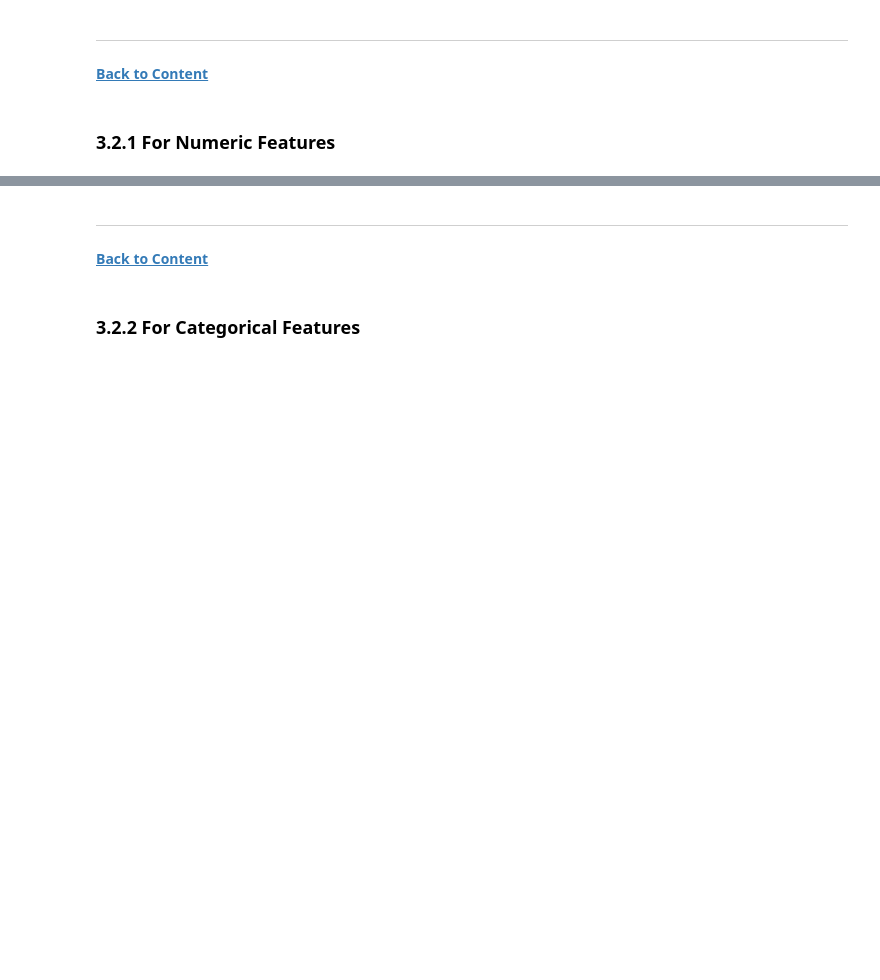
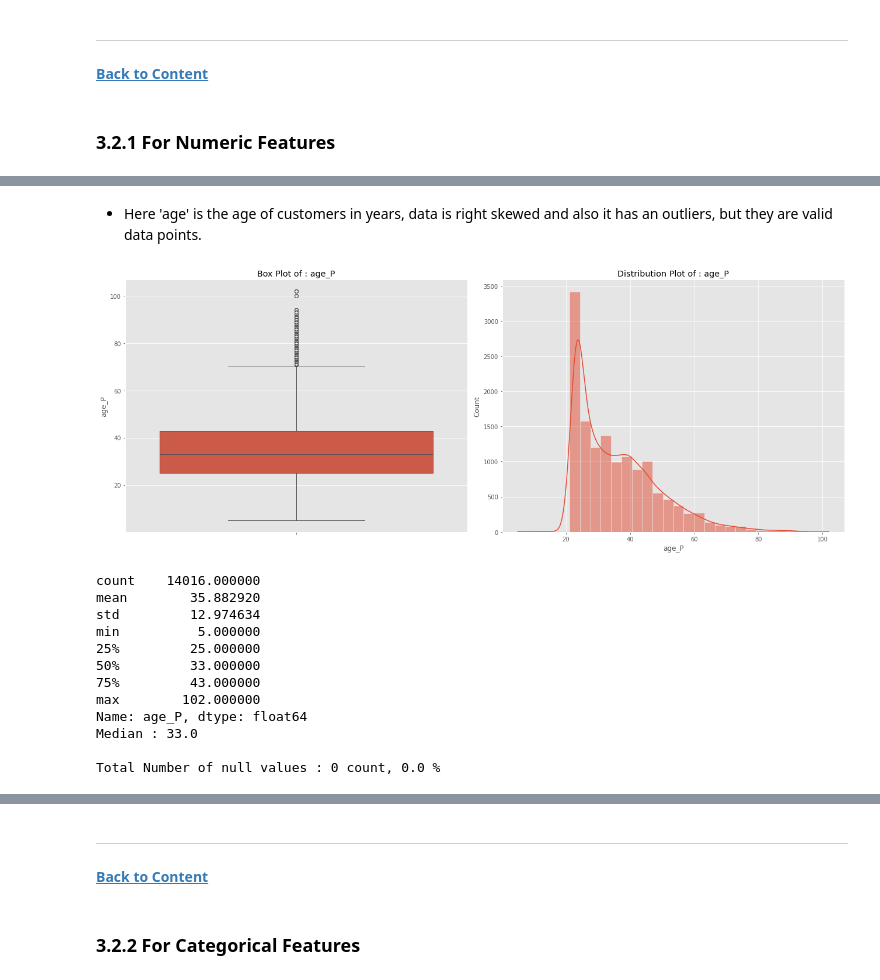
Before and after one commit to chetan5373/DAV-6150, a Jupyter notebook: M7_Assignment/C_Devarshi_M7_assn.ipynb, the cells around one changed output, grey strips where cells are left out. Drawn from its saved outputs; the diff is of its cells as text; code cells hidden in the pictures; blank space fills up the shorter version.

```diff
--- a/M7_Assignment/C_Devarshi_M7_assn.ipynb
+++ b/M7_Assignment/C_Devarshi_M7_assn.ipynb
@@ -290,0 +421,18 @@ df.ID.duplicated().sum()
+# %% [markdown]
+- Here 'age' is the age of customers in years, data is right skewed and also it has an outliers, but they are valid data points.
+# %%
+box_dist_plot(df,'age_P')
+# %% [output]
+[figure, added]
+count    14016.000000
+mean        35.882920
+std         12.974634
+min          5.000000
+25%         25.000000
+50%         33.000000
+75%         43.000000
+max        102.000000
+Name: age_P, dtype: float64
+Median : 33.0
+
+Total Number of null values : 0 count, 0.0 %
```
Also changed, not shown: parts of 112 cells of this notebook, 2 other files.
